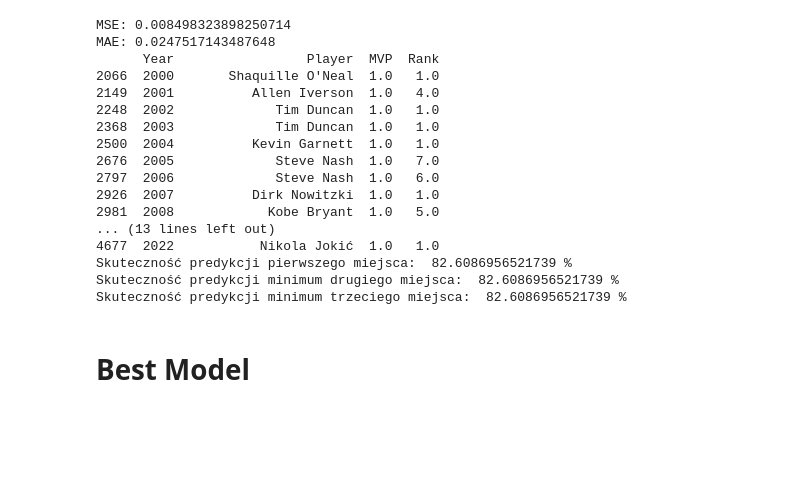
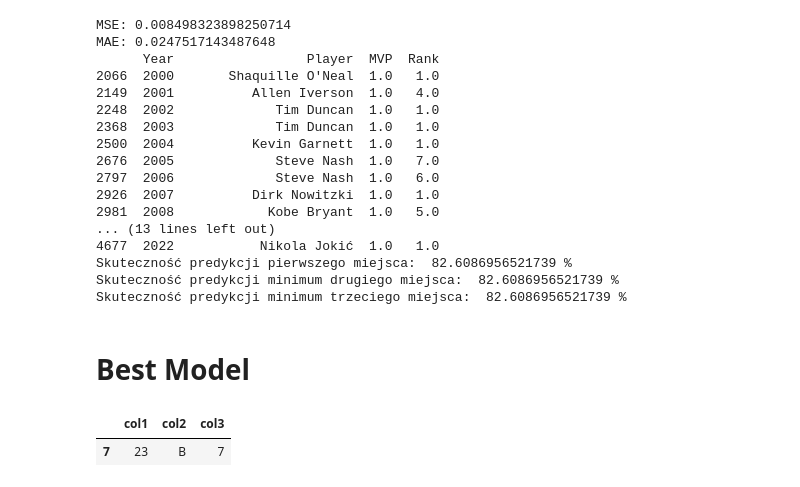
Before and after one commit to dgortych/MVP_Prediction---Thesis, a Jupyter notebook: prediction.ipynb, the cells around one changed output. Cells and saved outputs as stored; diff of their text form; code cells hidden in the pictures; blank space fills up the shorter version.

```diff
--- a/prediction.ipynb
+++ b/prediction.ipynb
@@ -667,3 +667,14 @@ feature_importances = pd.DataFrame(random_forest.feature_importances_,
                                     columns=['importance']).sort_values('importance', ascending=False)
 print("Feature importance:")
 feature_importances.head(10)
+# %%
+import pandas as pd
+S1 = pd.Series([1,2,3,4,5,6,20,23,23,25])
+S2 = pd.Series(['A','B','A','B','A','B','A','B','A','B'])
+S3 = pd.Series([5,9,6,9,7,8,9,7,9,8])
+xd = pd.concat([S1,S2,S3],axis = 1)
+xd.columns = ['col1','col2','col3']
+xd.loc[(xd['col1'] == 23 ) & (xd['col3'] < 8)]
+# %% [output]
+|  | col1 | col2 | col3 |
+| 7 | 23 | B | 7 |
```
Also changed, not shown: 4 other files.
